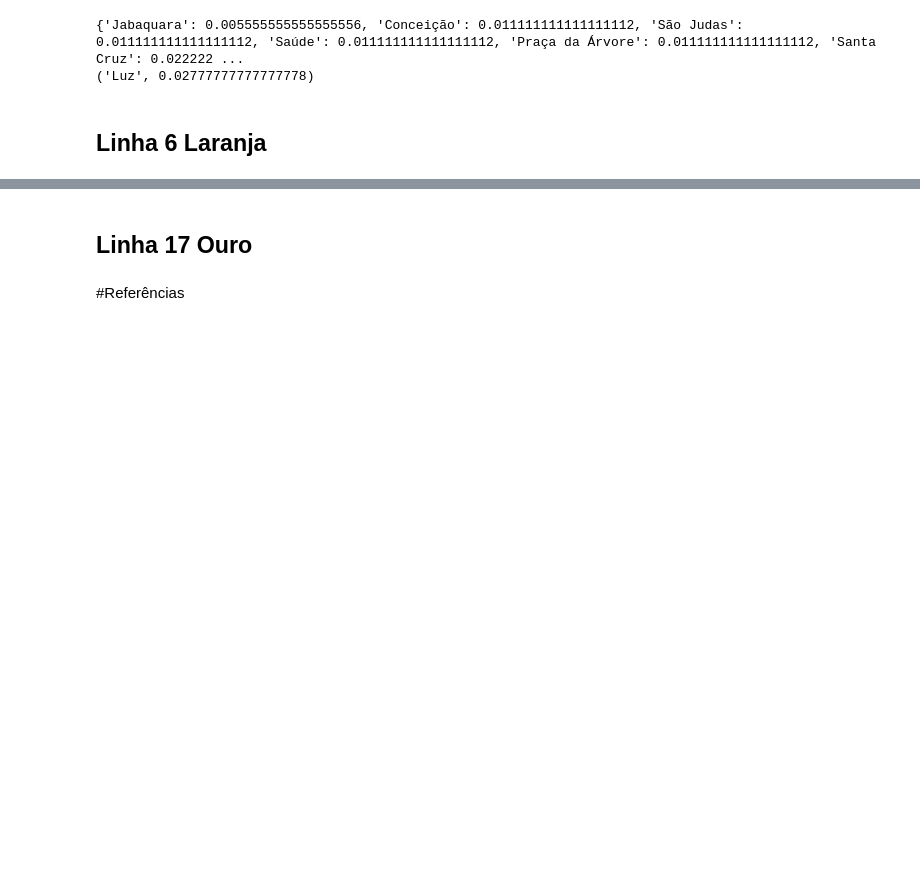
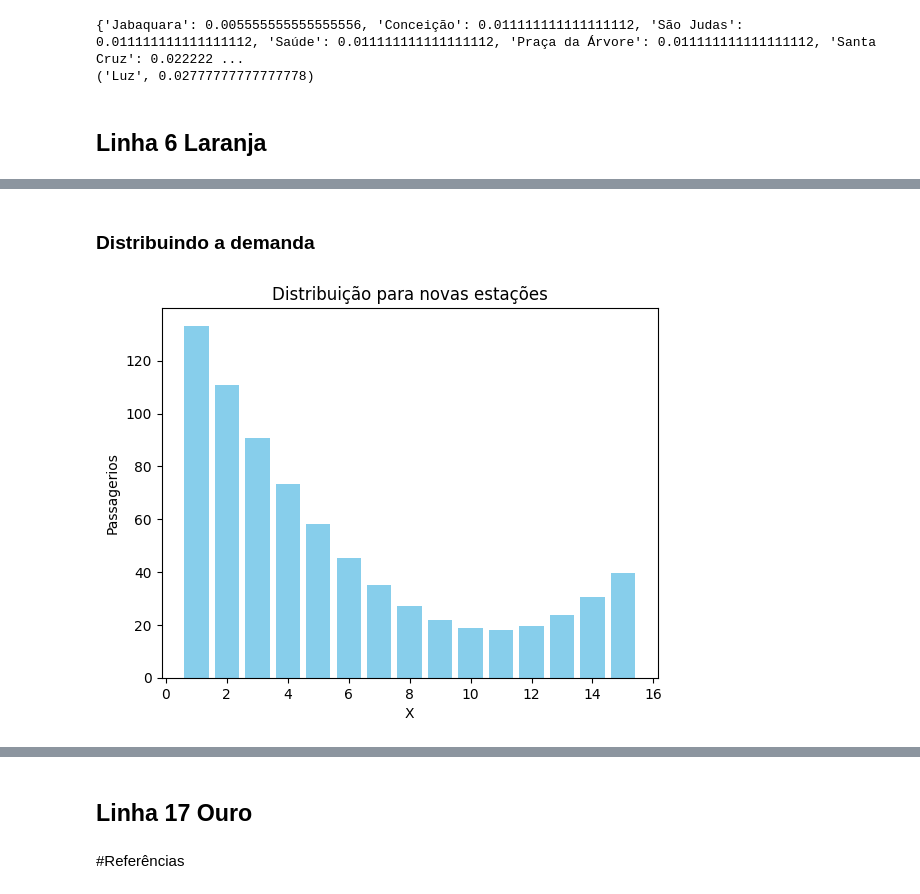
Before and after one commit to PauloAPH/AnaliseDoSistemaMetroviarioDeSaoPaulo, a Jupyter notebook: Sistema_metroviário_de_SP.ipynb, the cells around one changed output, grey strips where cells are left out. Saved outputs shown, nothing was run; the diff lists cells and outputs as text; code cells hidden in the pictures; blank space fills up the shorter version.

```diff
--- a/Sistema_metroviário_de_SP.ipynb
+++ b/Sistema_metroviário_de_SP.ipynb
@@ -384,0 +410,11 @@ print(centrality_sorted_verde[0]) # vertice com maior centralidade de grau [rela
+# %% [markdown]
+### Distribuindo a demanda
+# %%
+linha_laranja_dis = (poly_func2(np.arange(1, 16), *params))*633
+plt.bar(np.arange(1, 16), linha_laranja_dis, color='skyblue')
+plt.title('Distribuição para novas estações')
+plt.xlabel('X')
+plt.ylabel('Passagerios')
+plt.show()
+# %% [output]
+[figure, added]
```
Also changed, not shown: parts of 18 cells of this notebook, 2 other files.
